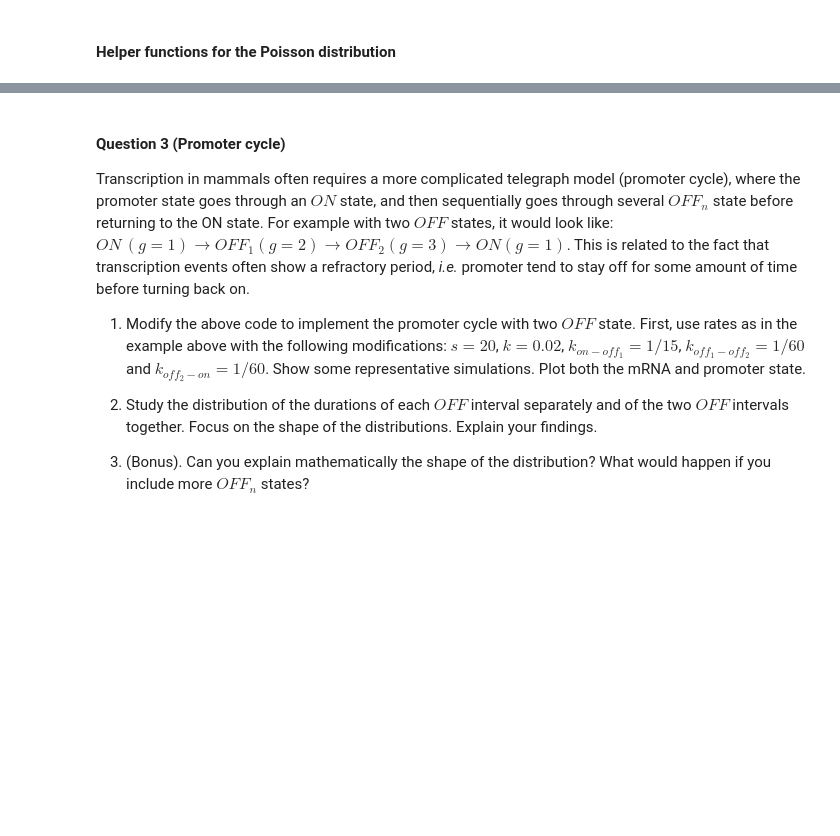
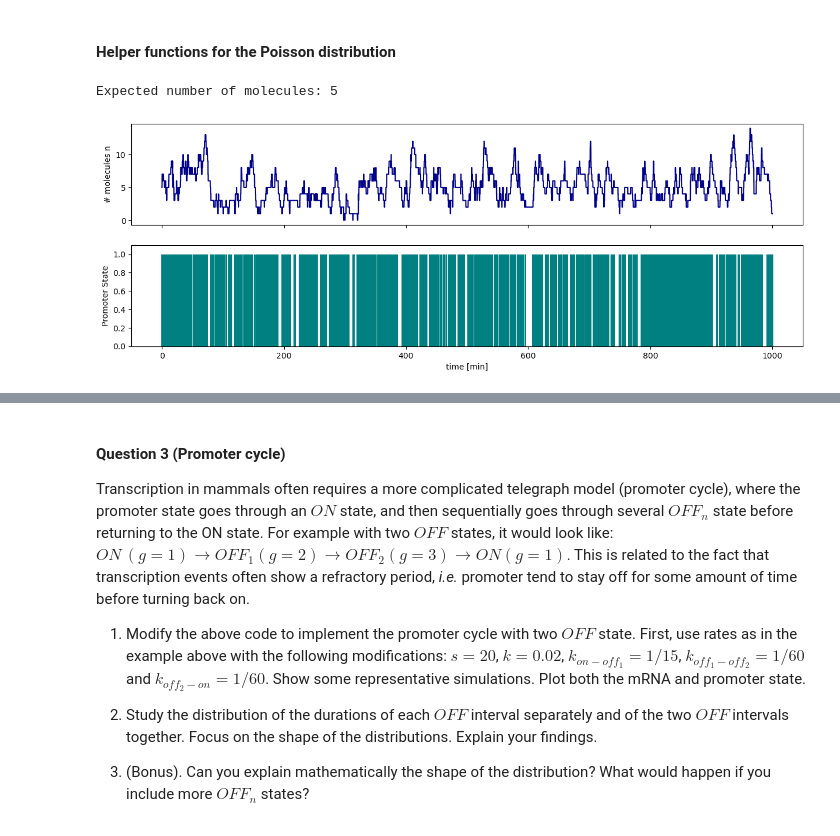
Before and after one commit to PierreLts/Genomics-to-Function, a Jupyter notebook: Exercise_Week11_12_A_Exercises.ipynb, the cells around one changed output, grey strips where cells are left out. Drawn from its saved outputs; the diff is of its cells as text; code cells hidden in the pictures; blank space fills up the shorter version.

```diff
--- a/Exercise_Week11_12_A_Exercises.ipynb
+++ b/Exercise_Week11_12_A_Exercises.ipynb
@@ -244,15 +255,16 @@ def Poisson(lam, counts):
 g_0 = 1 # Initial promoter state
 
 ##Find Parameters giving Poisson distribution
-s = ... # Number of initiations per minute
-k = ... # Degradation rate, 1/k
-k_off = ... #Switching off rate, t_on = 1/k_off
-k_on  = ... #Switching on rate, t_off = 1/k_on
+s = 1 # Number of initiations per minute
+k = 0.1 # Degradation rate, 1/k
+k_off = 0.5 # Switching off rate, t_on = 1/k_off
+k_on  = 0.5 # Switching on rate, t_off = 1/k_on
 
 t_on = 1/k_off
 t_off = 1/k_on
 p_on = t_on/(t_on+t_off)
 n_expected = s/k * p_on
+
 # convert to integer
 n_0 = int(n_expected)
 
@@ -263,3 +275,11 @@ print(f"Expected number of molecules: {n_0}")
 t_end = 100 * 1/k # Total simulation time in minutes, adjust if needed
 
 parameters = [s, k, k_on, k_off]
+# %% [output]
+Expected number of molecules: 5
+# %%
+ns, gs, ts = run_gillespie_telegraph(n_0, g_0, parameters, t_end, DT)
+
+plot_gillespie_telegraph(ns, gs, ts)
+# %% [output]
+[figure, added]
```
Also changed, not shown: parts of 3 cells of this notebook, 1 other file.
